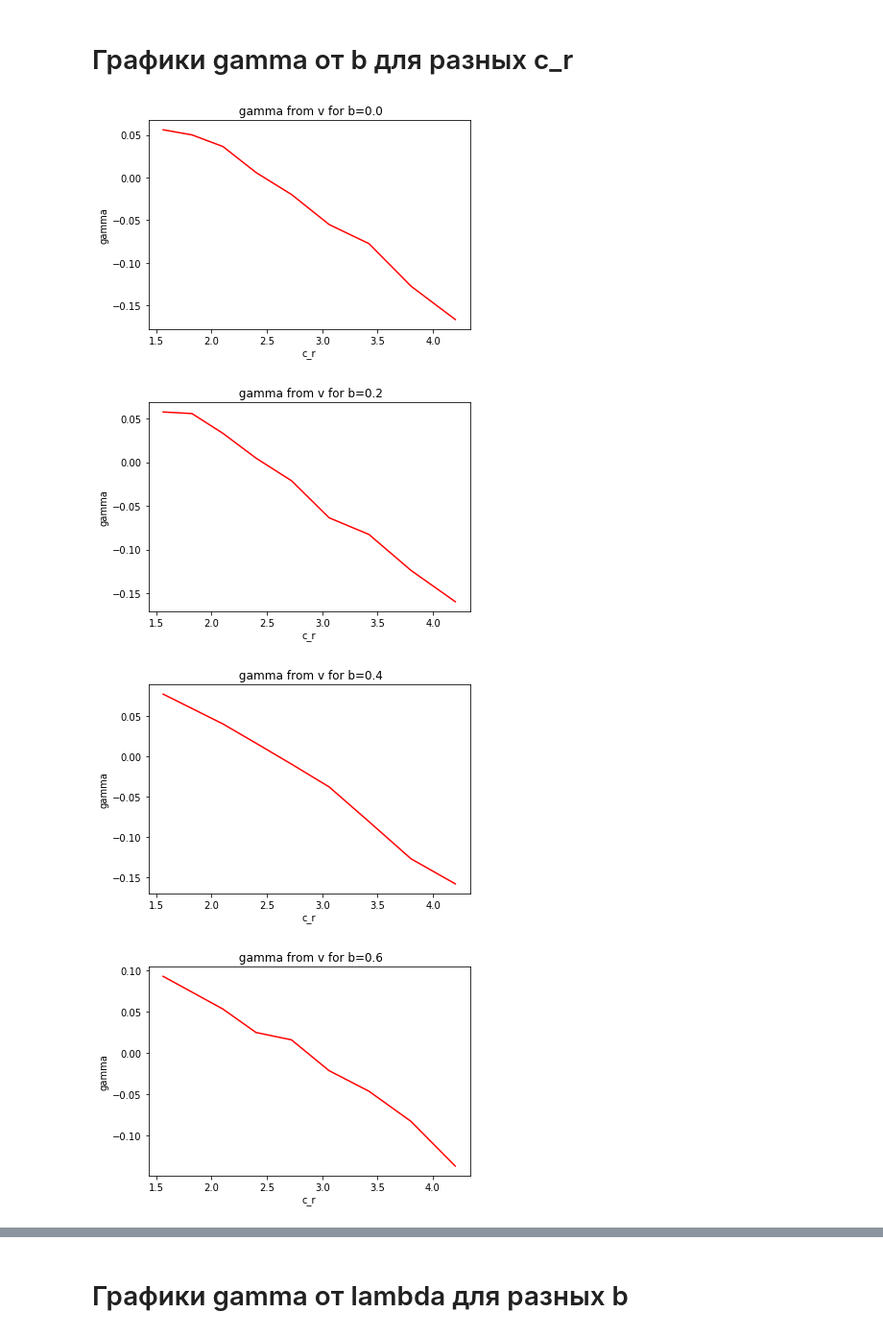
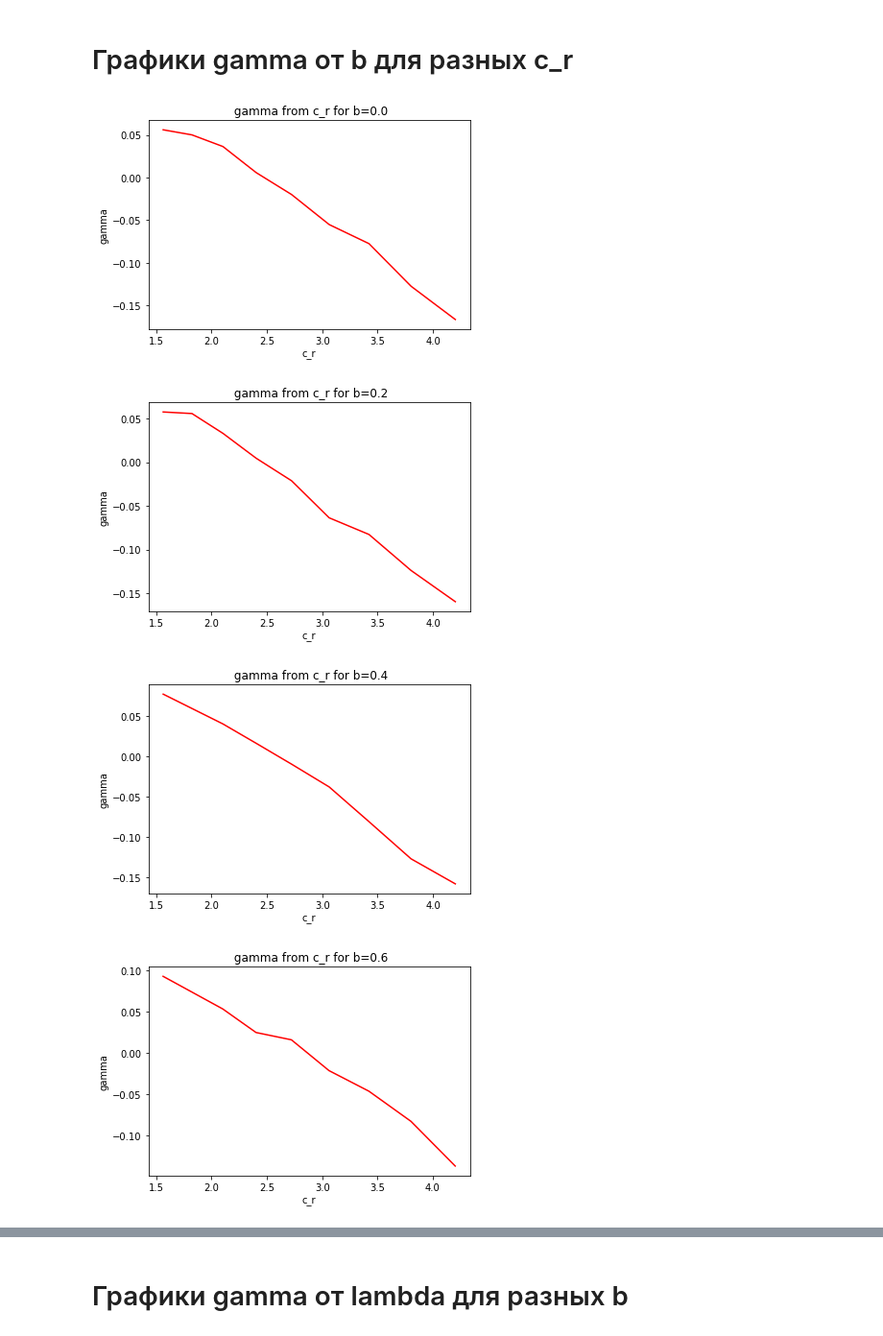
Before and after one commit to VitaliyRakitin/Diploma, a Jupyter notebook: alpha.ipynb, the cells around one changed output, grey strips where cells are left out. Shown at 96% size. Saved outputs shown, nothing was run; the diff lists cells and outputs as text; code cells hidden in the pictures.

```diff
--- a/alpha.ipynb
+++ b/alpha.ipynb
@@ -178,12 +178,12 @@ for v in sorted(result_v.keys()):
 # %%
 for v in sorted(result_b.keys()):
     plt.plot(result_b[v]['v'],result_b[v]['a'], 'r-')
     plt.xlabel('c_r')
     plt.ylabel('gamma')
-    plt.title(' gamma from v for b={0}'.format(v))
+    plt.title(' gamma from c_r for b={0}'.format(v))
     plt.show()
 # %% [output]
-[figure, old version]
+[figure, new version]
-[figure, old version]
+[figure, new version]
-[figure, old version]
+[figure, new version]
-[figure, old version]
+[figure, new version]
```
Also changed, not shown: parts of 1 cell of this notebook, 1 other file.
